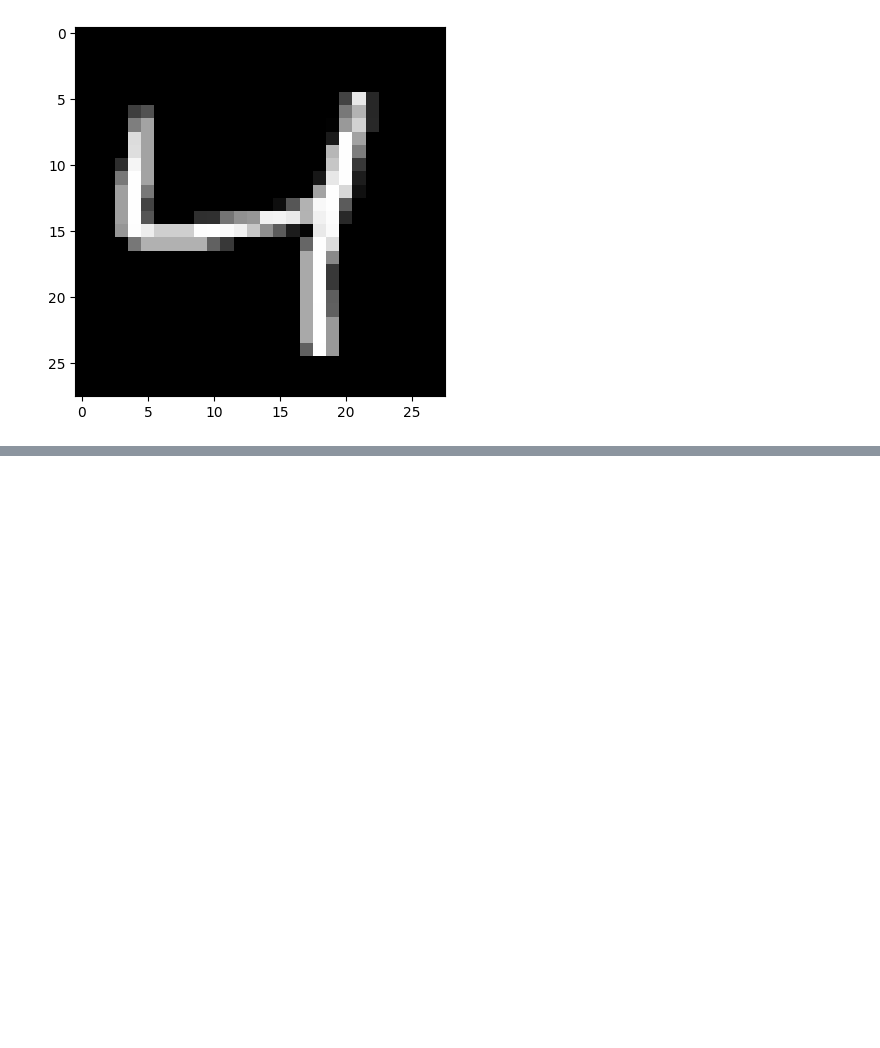
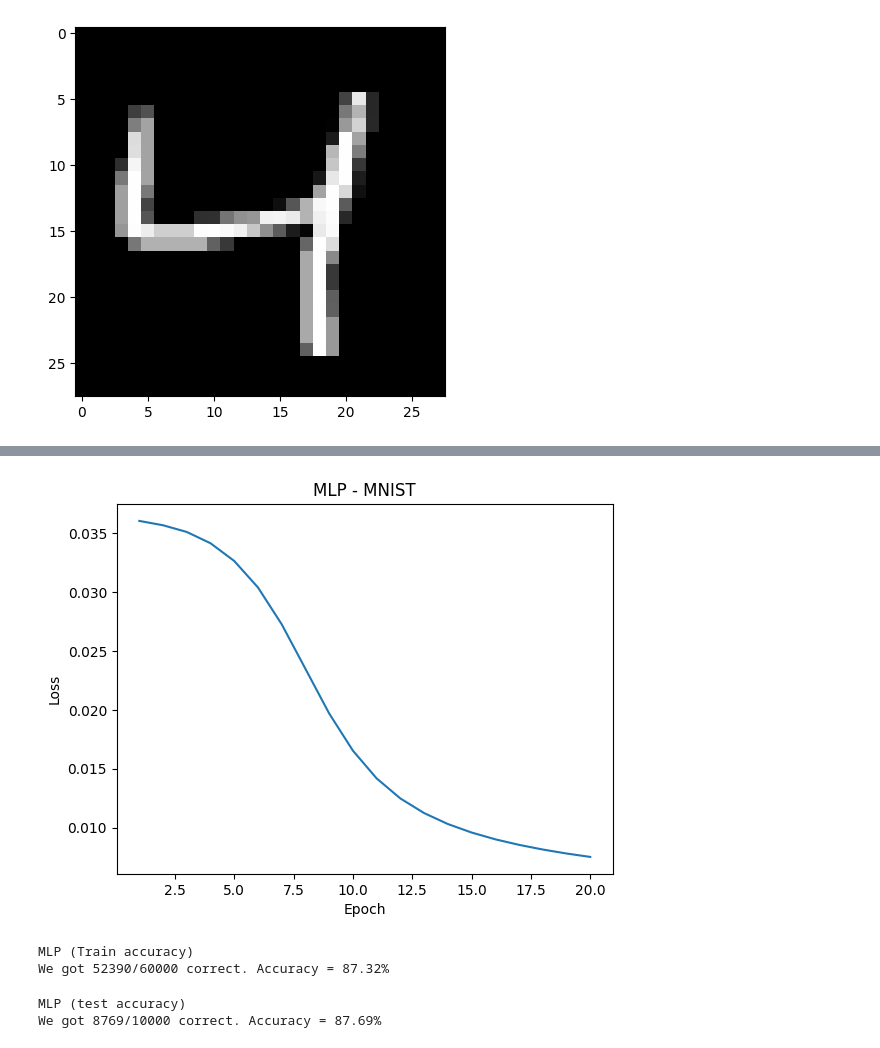
Before and after one commit to 4ursmile/Img-classify, a Jupyter notebook: barekyclassisfy.ipynb, the cells around one changed output, grey strips where cells are left out. Cells and saved outputs as stored; diff of their text form; code cells hidden in the pictures; blank space fills up the shorter version.

```diff
--- a/barekyclassisfy.ipynb
+++ b/barekyclassisfy.ipynb
@@ -59,2 +158,17 @@ def train_model(dataloader,model, init_lr, max_epoch):
+# %%
+class MLP(nn.Module):
+    def __init__(self, input_dim, output_dim):
+        super().__init__()
+        self.classifier = nn.Sequential(nn.Linear(input_dim,100),
+                                        nn.ReLU(),
+                                        nn.Linear(100,25),
+                                        nn.ReLU(),
+                                        nn.Linear(25,output_dim)
+        )
+    def forward(self,x):
+        logits = self.classifier(x)
+        probs = F.softmax(logits, dim=1)
+        return logits, probs
 # %%
-clf_LR = LogisticRegression(input_dim=28*28, output_dim=10).to(device)
+clf_MLP = MLP(input_dim=28*28, output_dim=10).to(device)
+clf_MLP
@@ -60,0 +185,2 @@ clf_LR = LogisticRegression(input_dim=28*28, output_dim=10).to(device)
+# %%
+loss_each_epoch_MLP = train_model(train_Loader, clf_MLP, 0.001, 20)
@@ -60,0 +208,16 @@ clf_LR = LogisticRegression(input_dim=28*28, output_dim=10).to(device)
+# %%
+PlotLoss(loss_each_epoch_MLP, "MLP - MNIST")
+# %% [output]
+[figure, added]
+# %%
+print('MLP (Train accuracy)')
+model_evaluation(data_loader=train_Loader, model=clf_MLP)
+# %% [output]
+MLP (Train accuracy)
+We got 52390/60000 correct. Accuracy = 87.32%
+# %%
+print('MLP (test accuracy)')
+model_evaluation(test_loader, clf_MLP)
+# %% [output]
+MLP (test accuracy)
+We got 8769/10000 correct. Accuracy = 87.69%
```
Also changed, not shown: parts of 38 cells of this notebook, 1 other file.
